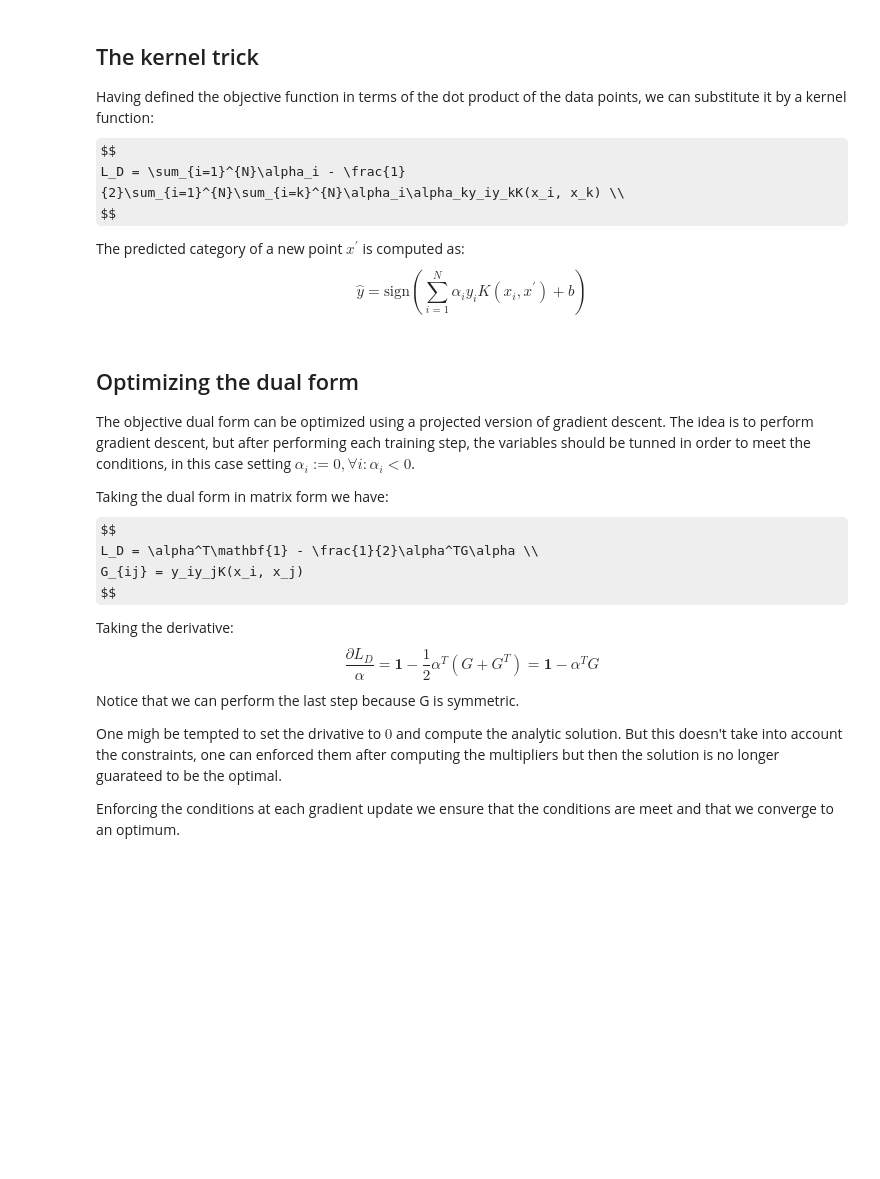
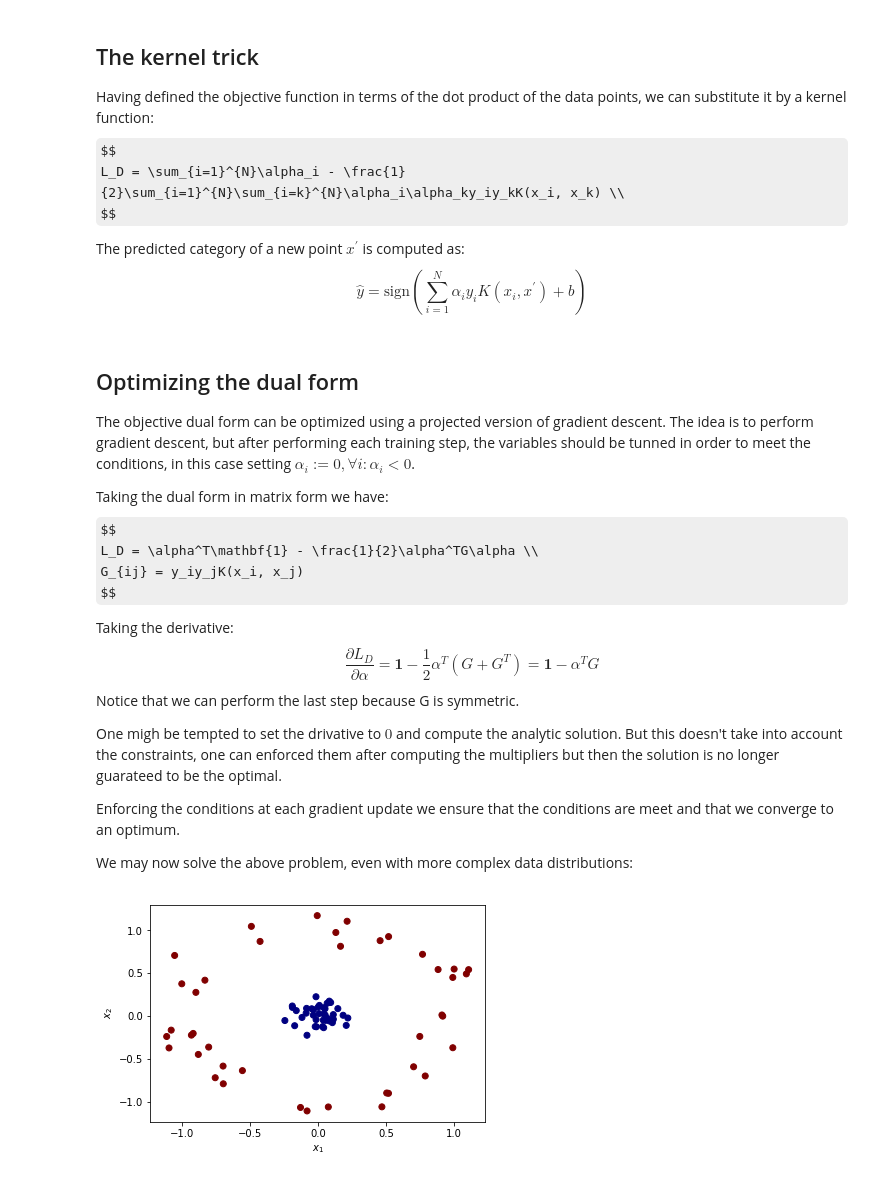
Before and after one commit to SergioAlvarezB/ml-numpy, a Jupyter notebook: notebooks/svm-derivation.ipynb, the cells around one changed output. Cells and saved outputs as stored; diff of their text form; code cells hidden in the pictures; some formulas as TeX source; blank space fills up the shorter version.

```diff
--- a/notebooks/svm-derivation.ipynb
+++ b/notebooks/svm-derivation.ipynb
@@ -80,10 +163,20 @@ $$
 
 Taking the derivative:
 $$
-\frac{\partial{L_D}}{\alpha} = \mathbf{1} - \frac{1}{2}\alpha^T(G+G^T) = \mathbf{1} - \alpha^TG
+\frac{\partial{L_D}}{\partial{\alpha}} = \mathbf{1} - \frac{1}{2}\alpha^T(G+G^T) = \mathbf{1} - \alpha^TG
 $$
 Notice that we can perform the last step because G is symmetric.
 
 One migh be tempted to set the drivative to $0$ and compute the analytic solution. But this doesn't take into account the constraints, one can enforced them after computing the multipliers but then the solution is no longer guarateed to be the optimal.
 
 Enforcing the conditions at each gradient update we ensure that the conditions are meet and that we converge to an optimum.
+
+We may now solve the above problem, even with more complex data distributions:
+# %%
+(x_train, y_train), (x_test, y_test) = radial_classification_dataset()
+plt.xlabel('$x_1$')
+plt.ylabel('$x_2$')
+plt.scatter(x_train[:, 0], x_train[:, 1], c=y_train, cmap='jet')
+plt.show()
+# %% [output]
+[figure, added]
```
Also changed, not shown: parts of 15 cells of this notebook, 1 other file.
